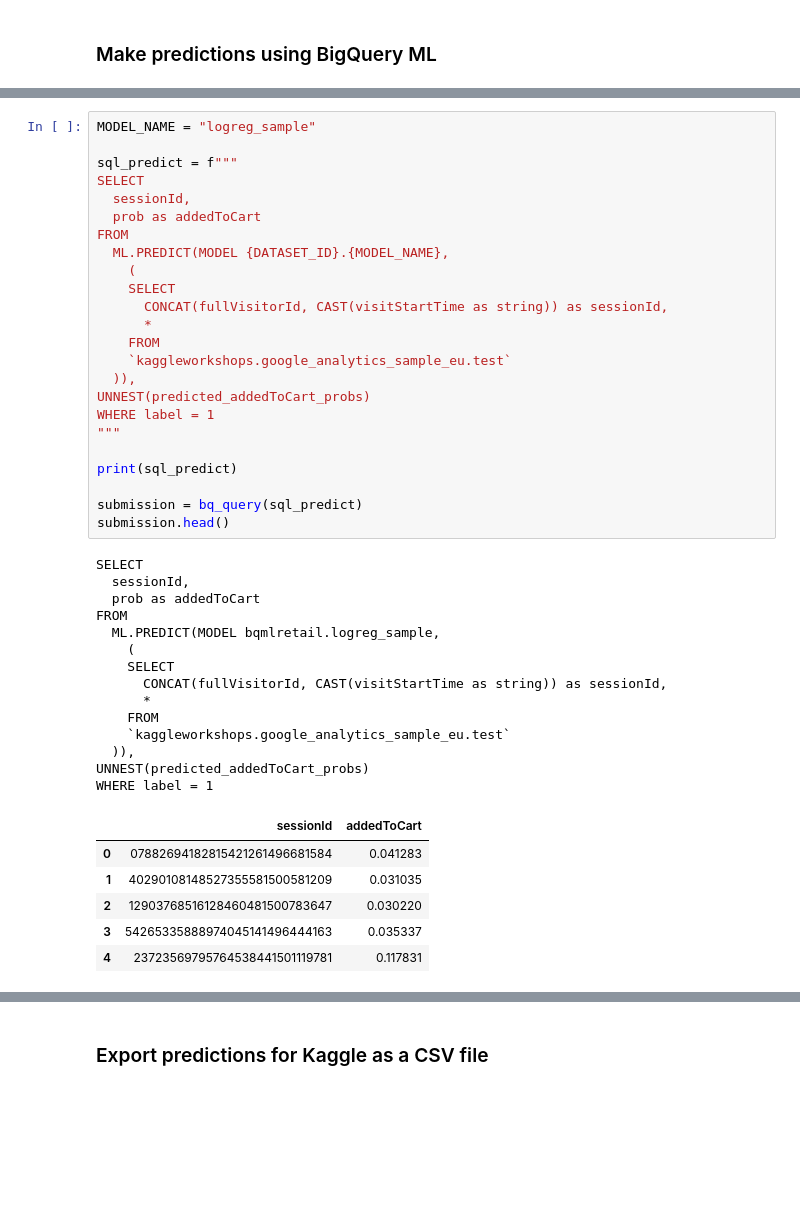
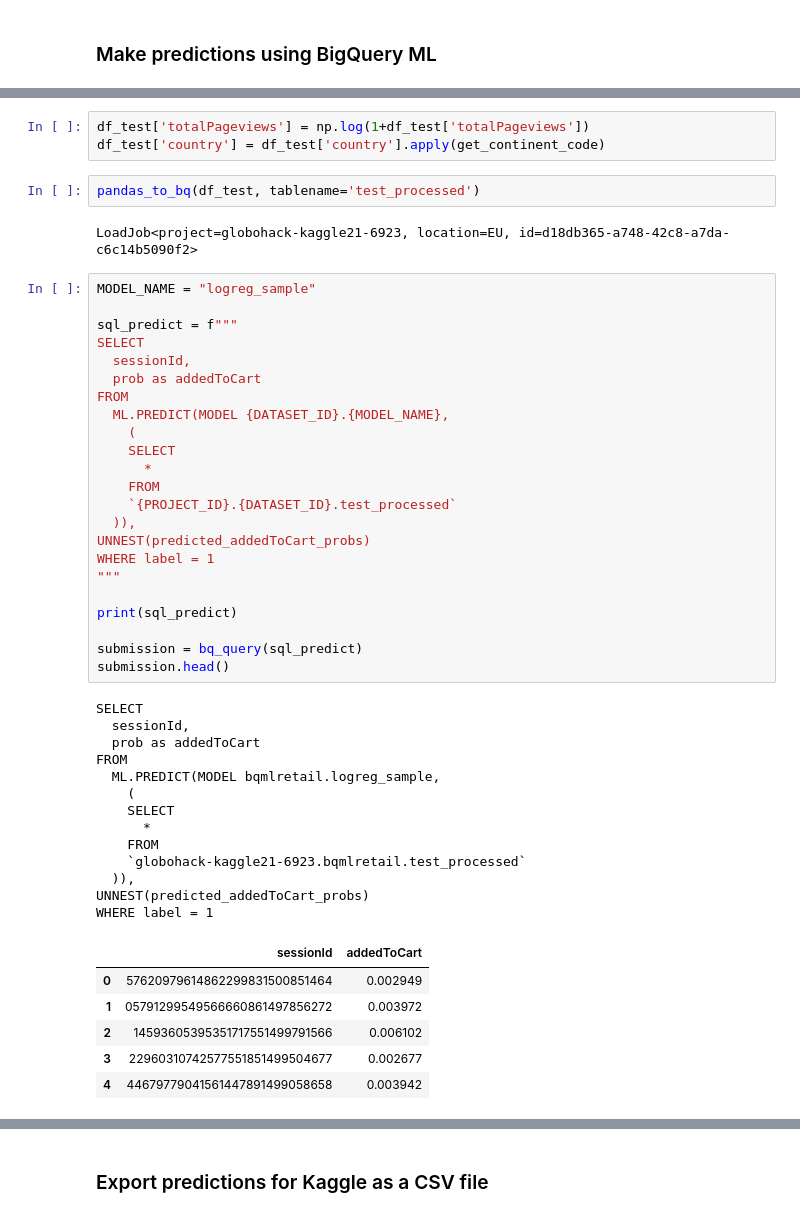
Before and after one commit to guedes-joaofelipe/online-retail-store, a Jupyter notebook: google_analytics_sample_bqml_python.ipynb, the cells around one changed output, grey strips where cells are left out. Saved outputs shown, nothing was run; the diff lists cells and outputs as text; blank space fills up the shorter version.

```diff
--- a/google_analytics_sample_bqml_python.ipynb
+++ b/google_analytics_sample_bqml_python.ipynb
@@ -525,3 +613,10 @@ bq_query(sql_featureinfo)
+# %%
+df_test['totalPageviews'] = np.log(1+df_test['totalPageviews'])
+df_test['country'] = df_test['country'].apply(get_continent_code)
+# %%
+pandas_to_bq(df_test, tablename='test_processed')
+# %% [output]
+LoadJob<project=globohack-kaggle21-6923, location=EU, id=d18db365-a748-42c8-a7da-c6c14b5090f2>
 # %%
 MODEL_NAME = "logreg_sample"
 
@@ -531,42 +626,40 @@ SELECT
   prob as addedToCart
 FROM
   ML.PREDICT(MODEL {DATASET_ID}.{MODEL_NAME},
     (
     SELECT
-      CONCAT(fullVisitorId, CAST(visitStartTime as string)) as sessionId,
       *
     FROM
-    `kaggleworkshops.google_analytics_sample_eu.test`
+    `{PROJECT_ID}.{DATASET_ID}.test_processed`
   )),
 UNNEST(predicted_addedToCart_probs)
 WHERE label = 1
 """
 
 print(sql_predict)
 
 submission = bq_query(sql_predict)
 submission.head()
 # %% [output]
 SELECT
   sessionId,
   prob as addedToCart
 FROM
   ML.PREDICT(MODEL bqmlretail.logreg_sample,
     (
     SELECT
-      CONCAT(fullVisitorId, CAST(visitStartTime as string)) as sessionId,
       *
     FROM
-    `kaggleworkshops.google_analytics_sample_eu.test`
+    `globohack-kaggle21-6923.bqmlretail.test_processed`
   )),
 UNNEST(predicted_addedToCart_probs)
 WHERE label = 1
 |  | sessionId | addedToCart |
-| 0 | 07882694182815421261496681584 | 0.041283 |
-| 1 | 40290108148527355581500581209 | 0.031035 |
-| 2 | 12903768516128460481500783647 | 0.030220 |
-| 3 | 54265335888974045141496444163 | 0.035337 |
-| 4 | 23723569795764538441501119781 | 0.117831 |
+| 0 | 57620979614862299831500851464 | 0.002949 |
+| 1 | 05791299549566660861497856272 | 0.003972 |
+| 2 | 14593605395351717551499791566 | 0.006102 |
+| 3 | 22960310742577551851499504677 | 0.002677 |
+| 4 | 44679779041561447891499058658 | 0.003942 |
 # %% [markdown]
 <a id="exportcsv"></a>
 # %% [markdown]
```
Also changed, not shown: parts of 29 cells of this notebook, 1 other file.
